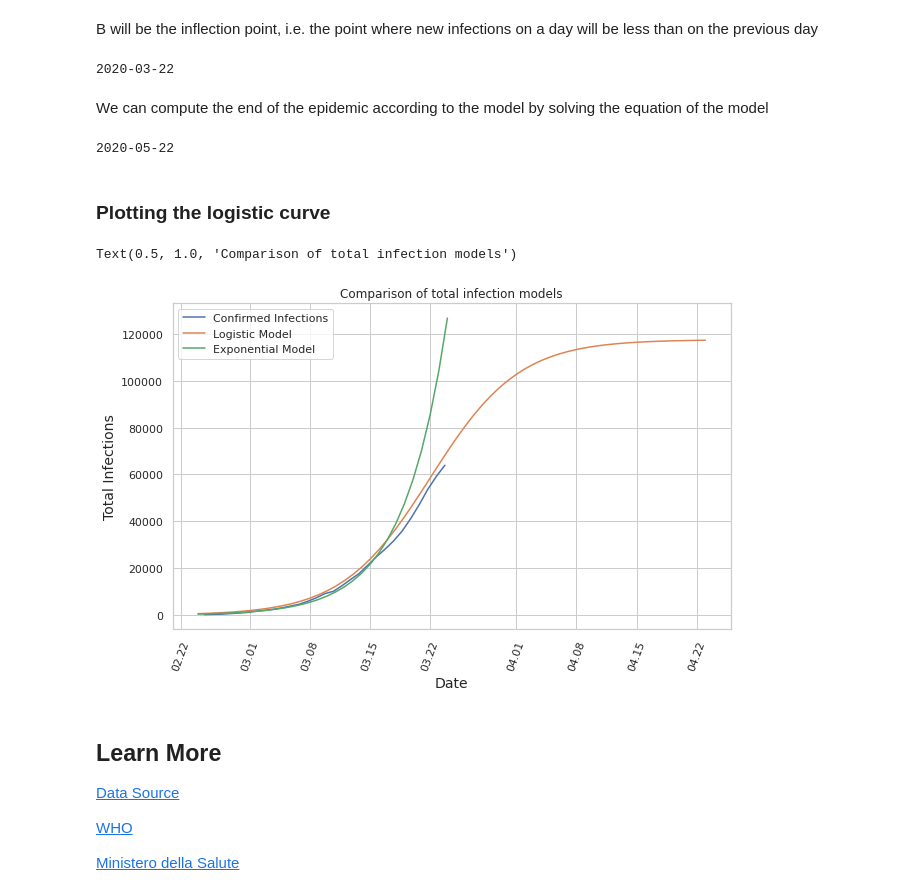
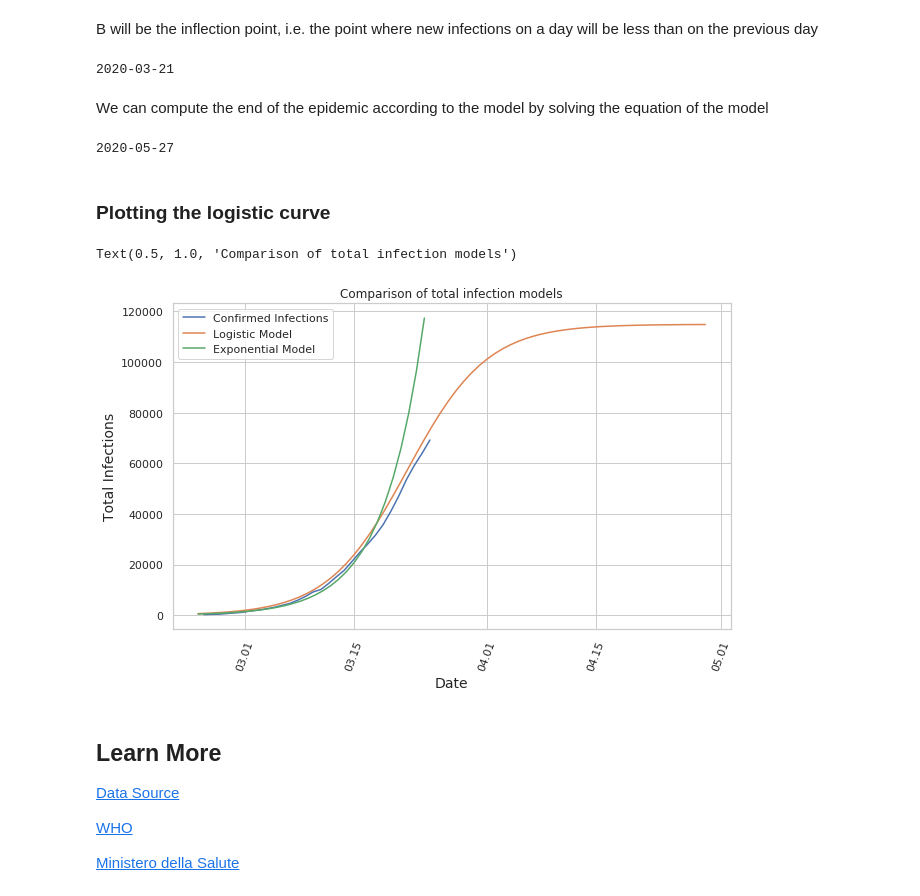
Before and after one commit to kredde/corona-outbreak, a Jupyter notebook: italy.ipynb, the cells around one changed output. Cells and saved outputs as stored; diff of their text form; code cells hidden in the pictures.

Commit message:
Increase number of iteration for fitting logisic curve

```diff
--- a/italy.ipynb
+++ b/italy.ipynb
@@ -230,7 +230,7 @@ Fitting the model
 # %%
 x = list(df_log.iloc[:,2])
 y = list(df_log.iloc[:,1])
-fit = curve_fit(logistic_model,x,y,p0=[2,100,20000])
+fit = curve_fit(logistic_model, x, y, p0=[2,100,20000],maxfev=2000)
 # %% [markdown]
 The result gives us three values:
 
@@ -252,7 +252,7 @@ B will be the inflection point, i.e. the point where new infections on a day wil
 date = dt.date(2020,1,1) + dt.timedelta(int(b))
 print(date)
 # %% [output]
-2020-03-22
+2020-03-21
 # %% [markdown]
 We can compute the end of the epidemic according to the model by solving the equation of the model
 # %%
@@ -260,36 +260,36 @@ sol = int(fsolve(lambda x : logistic_model(x,a,b,c) - int(c),b))
 date = dt.date(2020,1,1) + dt.timedelta(sol)
 print(date)
 # %% [output]
-2020-05-22
+2020-05-27
 # %% [markdown]
 ### Plotting the logistic curve
 # %%
 fig, ax = plt.subplots(figsize=(10,6))
 
 # logistic model
-x_pred_log = [logistic_model(x,a,b,c) for x in range(54,114)]
-y_pred_log = [dt.date(2020,1,1) + dt.timedelta(i) for i in range(54,114)]
+x_pred_log = [logistic_model(x,a,b,c) for x in range(54,120)]
+y_pred_log = [dt.date(2020,1,1) + dt.timedelta(i) for i in range(54,120)]
 
 
 # exponential model
 x_pred_infections = [np.exp(a_exp + b_exp * x) for x in range(30)]
 y_pred_exp = [dt.date(2020,1,1) + dt.timedelta(i) for i in range(54,84)]
 
 plot = sns.lineplot(df_inf['date'], df_inf['infected'], label="Confirmed Infections")
 plot = sns.lineplot(y_pred_log, x_pred_log, label="Logistic Model")
 plot = sns.lineplot(y_pred_exp, x_pred_infections, label="Exponential Model")
 
 plt.xticks(rotation=70)
 ax.xaxis.set_major_locator(mdates.AutoDateLocator())
 ax.xaxis.set_major_formatter(mdates.DateFormatter('%m.%d'))
 
 plt.ylabel('Total Infections', fontsize=14)
 plt.xlabel('Date', fontsize=14)
 
 plot.set_title("Comparison of total infection models")
 # %% [output]
 Text(0.5, 1.0, 'Comparison of total infection models')
-[figure, old version]
+[figure, new version]
 # %% [markdown]
 ## Learn More
 
```
Also changed, not shown: parts of 7 cells of this notebook, 1 other file.
